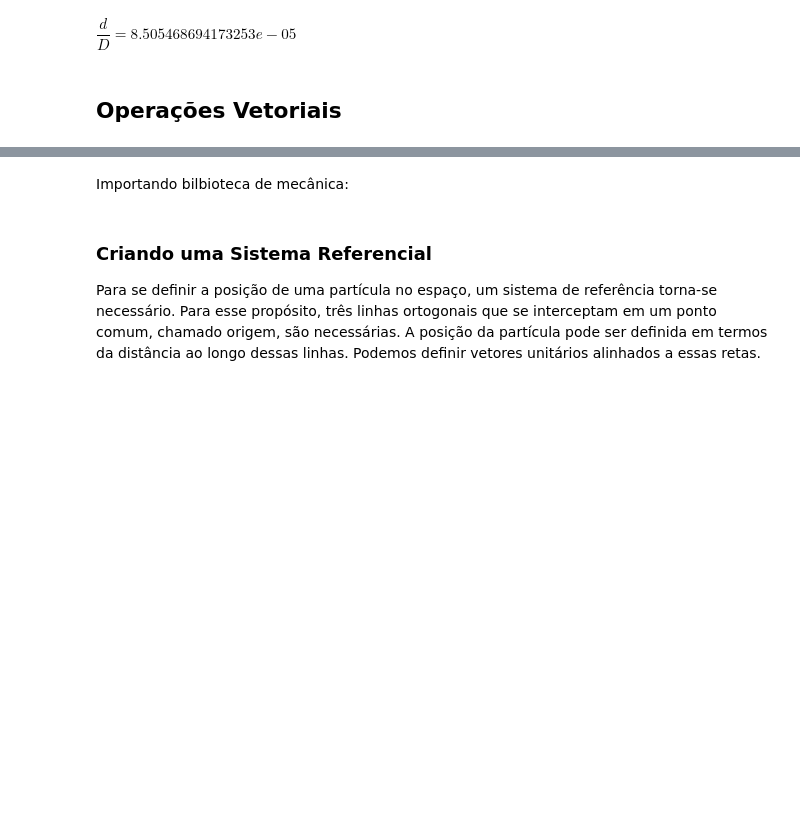
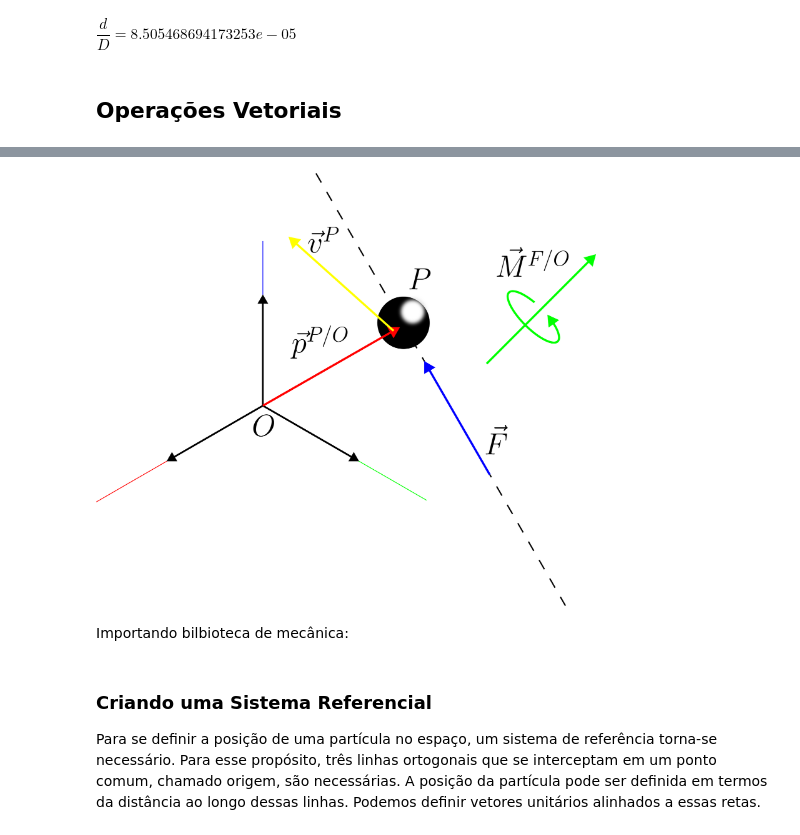
Before and after one commit to Pi-vi/Aulas_Dinamica, a Jupyter notebook: Din1.ipynb, the cells around one changed output, grey strips where cells are left out. Drawn from its saved outputs; the diff is of its cells as text; code cells hidden in the pictures; blank space fills up the shorter version.

```diff
--- a/Din1.ipynb
+++ b/Din1.ipynb
@@ -85,3 +93,7 @@ $\displaystyle \dfrac{d}{D} = 8.505468694173253e-05$
+# %%
+Image('partícula02.png',width=500)
+# %% [output]
+[figure, added]
 # %% [markdown]
 Importando bilbioteca de mecânica:
 # %%
```
Also changed, not shown: parts of 3 cells of this notebook.
